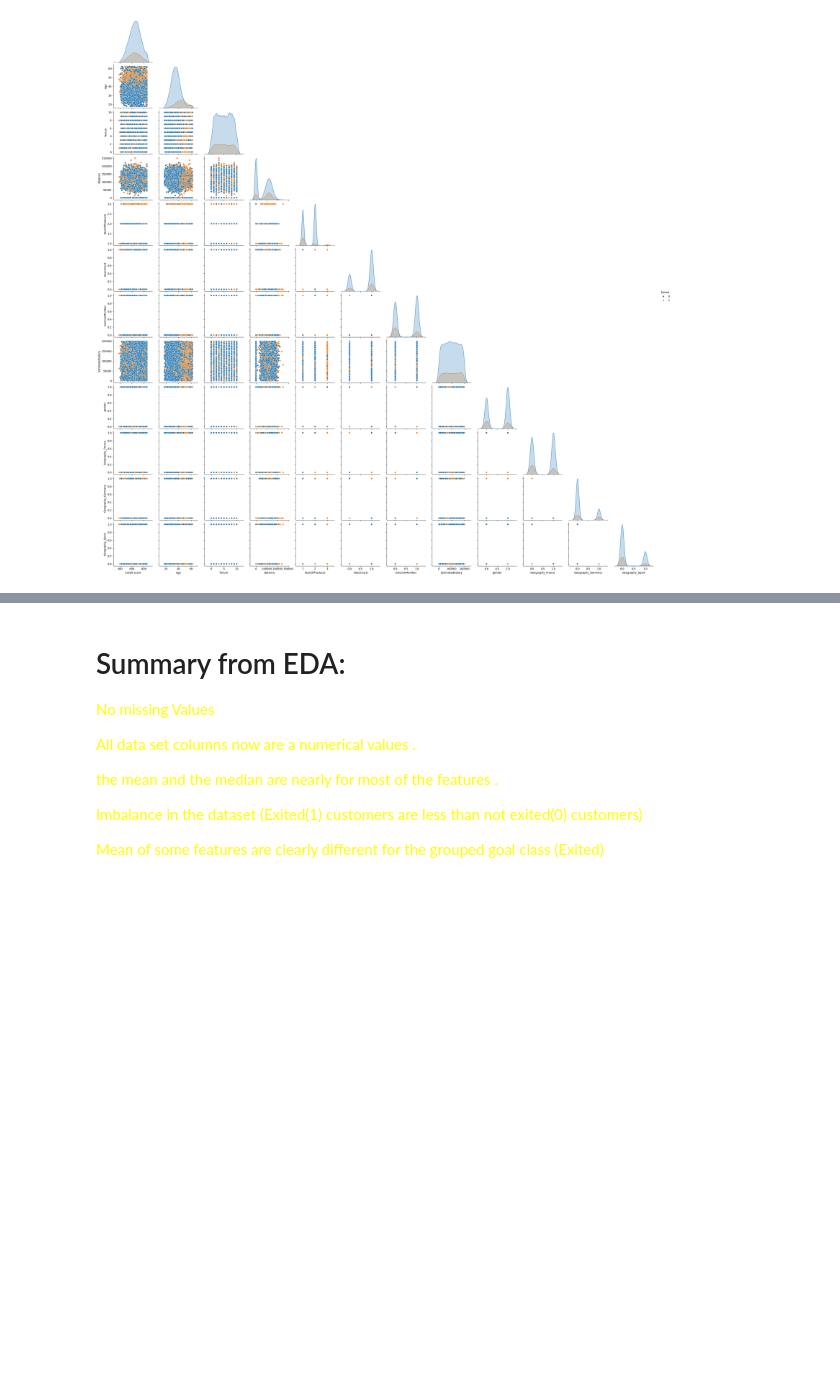
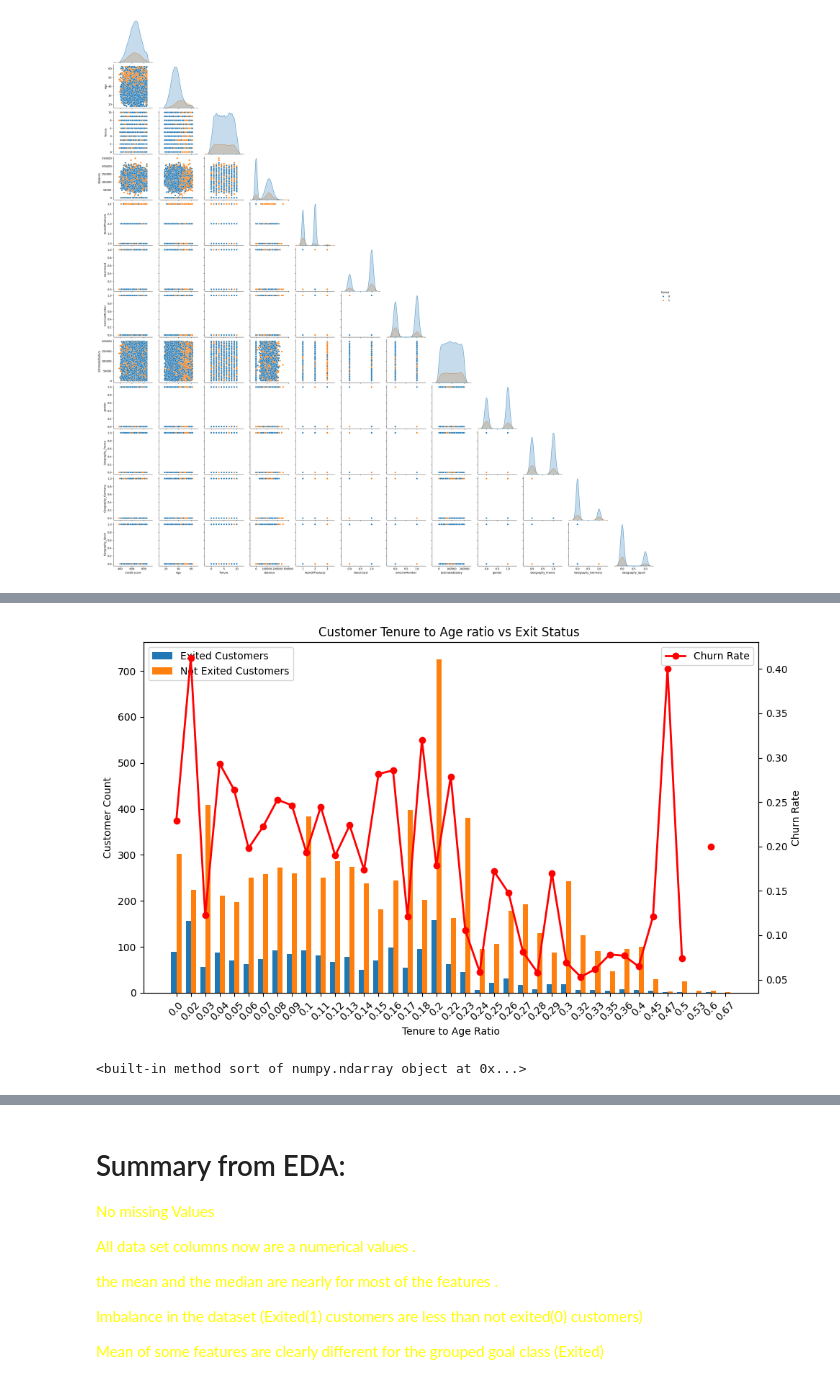
Before and after one commit to saeed159/Customer-churn-prediction-and-Analysis, a Jupyter notebook: EDA_Bank_Customers_Churn.ipynb, the cells around one changed output, grey strips where cells are left out. Cells and saved outputs as stored; diff of their text form; code cells hidden in the pictures; blank space fills up the shorter version.

```diff
--- a/EDA_Bank_Customers_Churn.ipynb
+++ b/EDA_Bank_Customers_Churn.ipynb
@@ -601,0 +735,55 @@ sns.pairplot(data,hue="Exited", diag_kind="kde", corner=True)
+# %%
+
+# Add Age Ranges column
+data["Age_Range"] = data["Age"] - data["Age"]%5
+data["Tenure_Ratio"] = round(data["Tenure "] / data["Age_Range"],2)  # Create a new column for the ratio
+
+
+
+data_ex=data[data["Exited"] == 1].groupby("Tenure_Ratio")["Exited"].count()
+data_nex=data[data["Exited"] == 0].groupby("Tenure_Ratio")["Exited"].count()
+Churn_Rat= data_ex/(data_ex+data_nex)
+counts = pd.DataFrame({
+    "Exited": data_ex,
+    "Not Exited": data_nex,
+    "Churn_Rate": Churn_Rat
+    })
+
+
+# Create figure and primary axis
+fig, ax1 = plt.subplots(figsize=(10, 6))
+
+x = np.arange(len(counts.index))
+width = 0.35
+
+# Bar plot for customer distribution (primary axis)
+ax1.bar(x - width / 2, counts["Exited"], width, label="Exited Customers", color="#1f77b4")
+ax1.bar(x + width / 2, counts["Not Exited"], width, label="Not Exited Customers", color="#ff7f0e")
+
+ax1.set_xlabel("Tenure to Age Ratio")
+ax1.set_ylabel("Customer Count")
+ax1.set_title("Customer Tenure to Age ratio vs Exit Status ")
+ax1.set_xticks(x)
+ax1.set_xticklabels(counts.index, rotation=45)
+ax1.legend(loc="upper left")
+
+# Create secondary axis for churn rate
+ax2 = ax1.twinx()
+ax2.plot(x, counts["Churn_Rate"], marker="o", color="red", linewidth=2, label="Churn Rate")
+ax2.set_ylabel("Churn Rate")
+ax2.legend(loc="upper right")
+
+# Adjust layout
+plt.tight_layout()
+plt.show()
+
+# Drop Age Range column
+data.drop(columns="Age_Range", axis=1, inplace=True)
+data.drop(columns='Tenure_Ratio', axis=1, inplace=True)
+# %% [output]
+[figure, added]
+# %%
+x=data["Tenure "].unique().sort
+print(x)
+# %% [output]
+<built-in method sort of numpy.ndarray object at 0x...>
```
Also changed, not shown: parts of 11 cells of this notebook.
